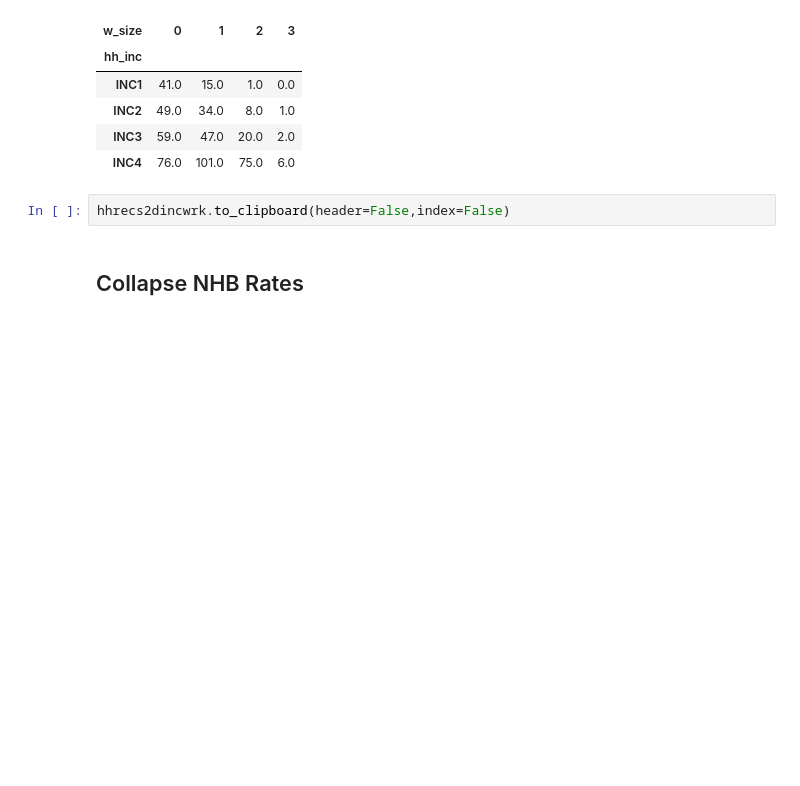
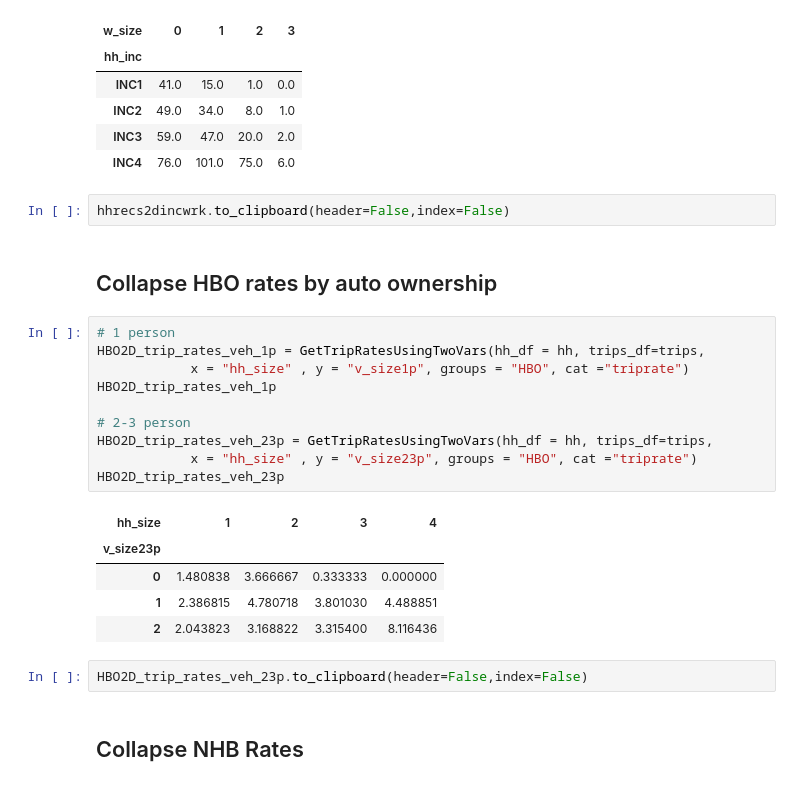
Before and after one commit to RSGInc/scog_model, a Jupyter notebook: 1-Inputs_Preparation/Survey/2_SurveyTripRates.ipynb, the cells around one changed output. Cells and saved outputs as stored; diff of their text form; blank space fills up the shorter version.

```diff
--- a/1-Inputs_Preparation/Survey/2_SurveyTripRates.ipynb
+++ b/1-Inputs_Preparation/Survey/2_SurveyTripRates.ipynb
@@ -903,6 +932,26 @@ hhrecs2dincwrk
 | INC4 | 76.0 | 101.0 | 75.0 | 6.0 |
 # %%
 hhrecs2dincwrk.to_clipboard(header=False,index=False)
+# %% [markdown]
+## Collapse HBO rates by auto ownership
+# %%
+# 1 person
+HBO2D_trip_rates_veh_1p = GetTripRatesUsingTwoVars(hh_df = hh, trips_df=trips,
+            x = "hh_size" , y = "v_size1p", groups = "HBO", cat ="triprate")
+HBO2D_trip_rates_veh_1p
+
+# 2-3 person
+HBO2D_trip_rates_veh_23p = GetTripRatesUsingTwoVars(hh_df = hh, trips_df=trips,
+            x = "hh_size" , y = "v_size23p", groups = "HBO", cat ="triprate")
+HBO2D_trip_rates_veh_23p
+# %% [output]
+| hh_size | 1 | 2 | 3 | 4 |
+| v_size23p |  |  |  |  |
+| 0 | 1.480838 | 3.666667 | 0.333333 | 0.000000 |
+| 1 | 2.386815 | 4.780718 | 3.801030 | 4.488851 |
+| 2 | 2.043823 | 3.168822 | 3.315400 | 8.116436 |
+# %%
+HBO2D_trip_rates_veh_23p.to_clipboard(header=False,index=False)
 # %% [markdown]
 ## Collapse NHB Rates
 # %%
```
Also changed, not shown: parts of 16 cells of this notebook, 13 other files.
